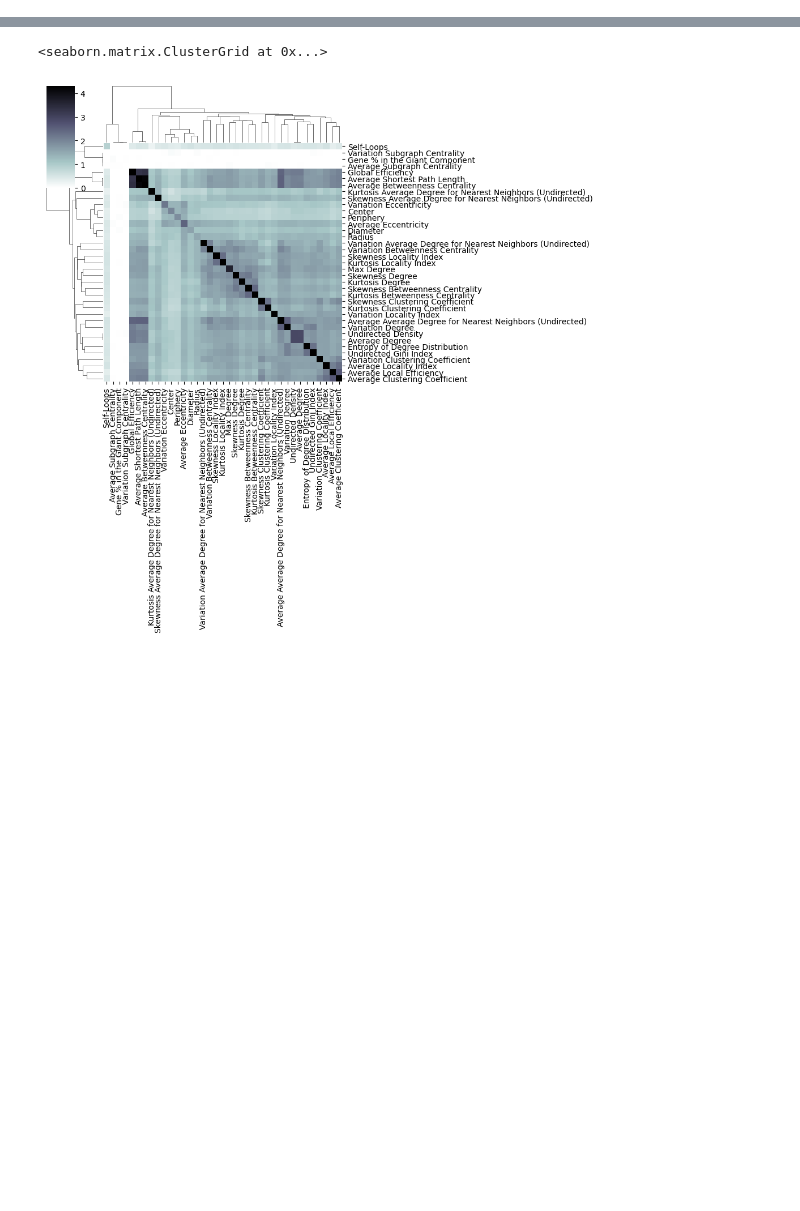
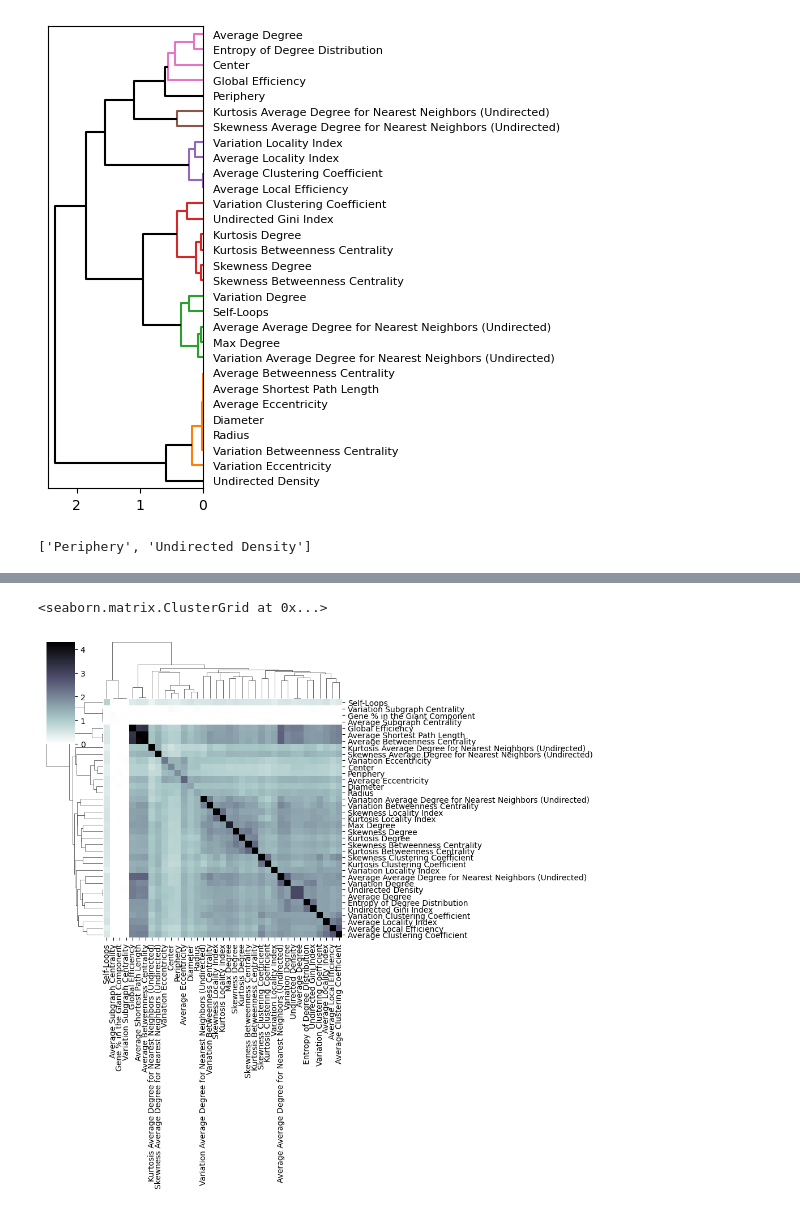
Before and after one commit to freyrelab/netective, a Jupyter notebook: Applications/synthetic_characterization.ipynb, the cells around one changed output, grey strips where cells are left out. Drawn from its saved outputs; the diff is of its cells as text; code cells hidden in the pictures; blank space fills up the shorter version.

```diff
--- a/Applications/synthetic_characterization.ipynb
+++ b/Applications/synthetic_characterization.ipynb
@@ -46,0 +47,28 @@ sns.clustermap(merged_df_corr,xticklabels=True, yticklabels=True, cmap='bone_r',
+# %%
+import numpy as np
+import matplotlib.pyplot as plt
+from scipy.spatial.distance import squareform
+from scipy.cluster.hierarchy import linkage, fcluster, dendrogram
+
+# dist_mtrx = np.sqrt(2*(1 - abs(merged_df_corr.to_numpy())))
+dist_mtrx = 1 - abs(merged_df_corr.to_numpy())
+condensed_square_matrix = squareform(dist_mtrx)
+linkage_mtrx = linkage(condensed_square_matrix, method='ward', metric='euclidean')
+index = list(merged_df_corr.index)
+relative_max_intracluster_d = linkage_mtrx[:, 2].max()*0.25 # The distance between clusters Z[i, 0] and Z[i, 1] is given by Z[i, 2].
+cluster_vector = fcluster(linkage_mtrx, criterion="distance", t=relative_max_intracluster_d)
+clusters = {i: [] for i in cluster_vector}
+[clusters[cluster_vector[i]].append(index[i]) for i in range(len(cluster_vector))];
+clusters_with_redundancy = [v for k, v in clusters.items() if len(v) > 1]
+clusters_without_redundancy = [v for k, v in clusters.items() if len(v) == 1]
+props_without_redundancy = [item for sublist in clusters_without_redundancy for item in sublist]
+
+# plot
+plt.figure(figsize=(2, 6))
+dendrogram(linkage_mtrx, orientation='left', labels=index, leaf_rotation=0, leaf_font_size=8, color_threshold=relative_max_intracluster_d, above_threshold_color='k');
+# %% [output]
+[figure, added]
+# %%
+props_without_redundancy
+# %% [output]
+['Periphery', 'Undirected Density']
```
Also changed, not shown: parts of 9 cells of this notebook, 3 other files.
